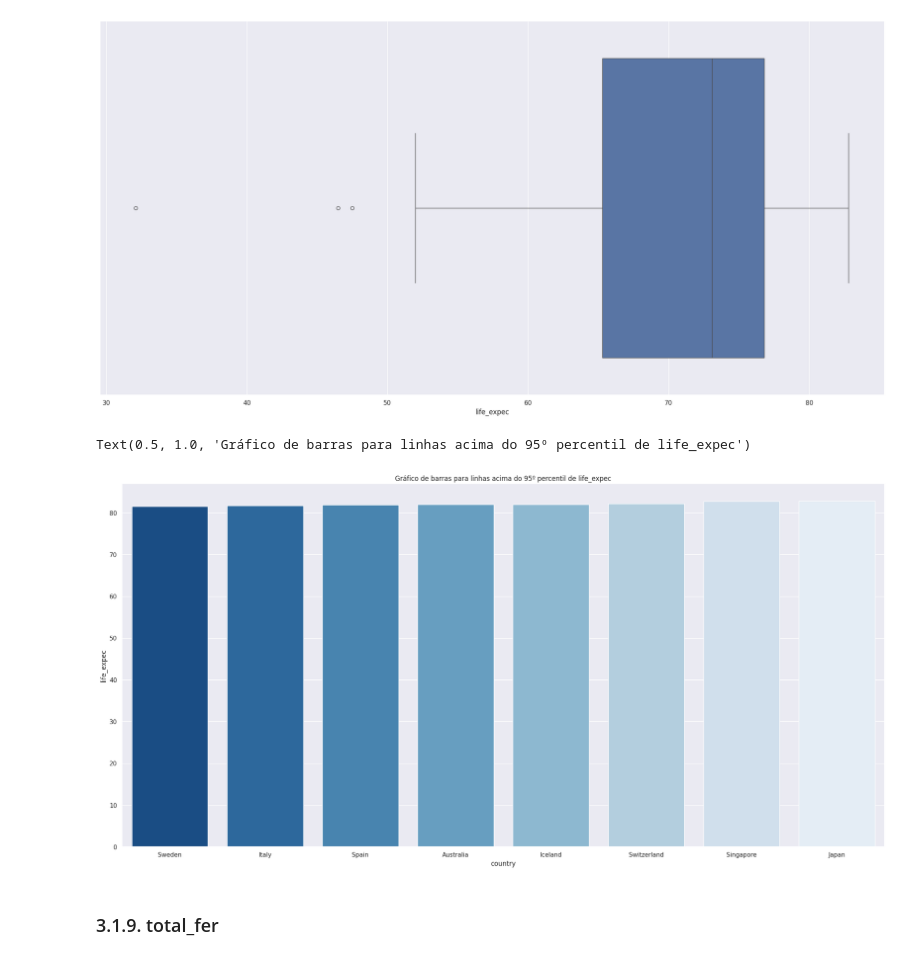
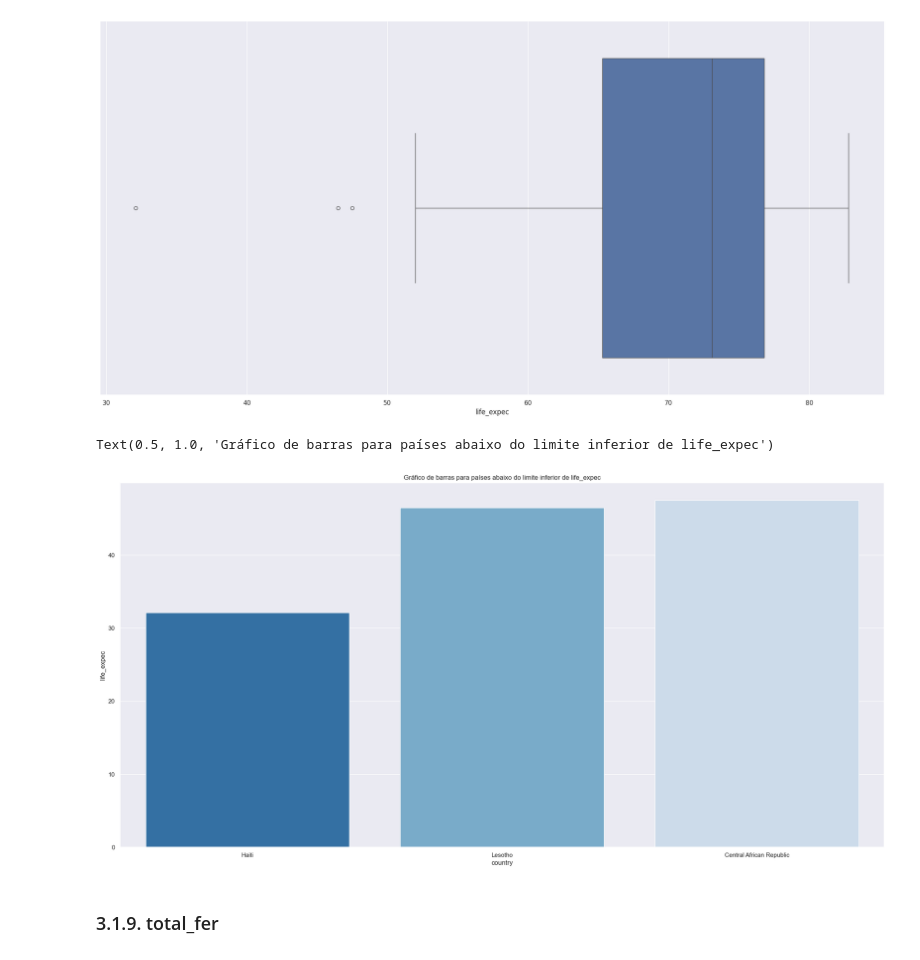
Before and after one commit to yvesmoura/eda-socio-economic-and-health-factors, a Jupyter notebook: eda-desafio_final.ipynb, the cells around one changed output. Saved outputs shown, nothing was run; the diff lists cells and outputs as text; code cells hidden in the pictures.

```diff
--- a/eda-desafio_final.ipynb
+++ b/eda-desafio_final.ipynb
@@ -341,19 +342,19 @@ sns.boxplot(x=df3["life_expec"])
 <Axes: xlabel='life_expec'>
 [figure]
 # %%
-percentile_95 = df3["life_expec"].quantile(0.95)
-linhas_acima_percentil_95 = df3[df3["life_expec"] > percentile_95]
+lim_inf = df3["life_expec"].quantile(0.25) - 1.5 * ((df3["life_expec"].quantile(0.75))-(df3["life_expec"].quantile(0.25)))
+paises_abaixo = df3[df3["life_expec"] < lim_inf]
 
 # Ordenar as linhas pela coluna "country"
-linhas_acima_percentil_95 = linhas_acima_percentil_95.sort_values(by='life_expec')
+paises_abaixo = paises_abaixo.sort_values(by='life_expec')
 
-sns.barplot(x="country", y="life_expec", data=linhas_acima_percentil_95, palette='Blues_r')
+sns.barplot(x="country", y="life_expec", data=paises_abaixo, palette='Blues_r')
 plt.xlabel("country")
 plt.ylabel("life_expec")
-plt.title("Gráfico de barras para linhas acima do 95º percentil de life_expec")
+plt.title("Gráfico de barras para países abaixo do limite inferior de life_expec")
 # %% [output]
-Text(0.5, 1.0, 'Gráfico de barras para linhas acima do 95º percentil de life_expec')
+Text(0.5, 1.0, 'Gráfico de barras para países abaixo do limite inferior de life_expec')
-[figure, old version]
+[figure, new version]
 # %% [markdown]
 ### 3.1.9. total_fer
 # %%
```
Also changed, not shown: parts of 8 cells of this notebook.
